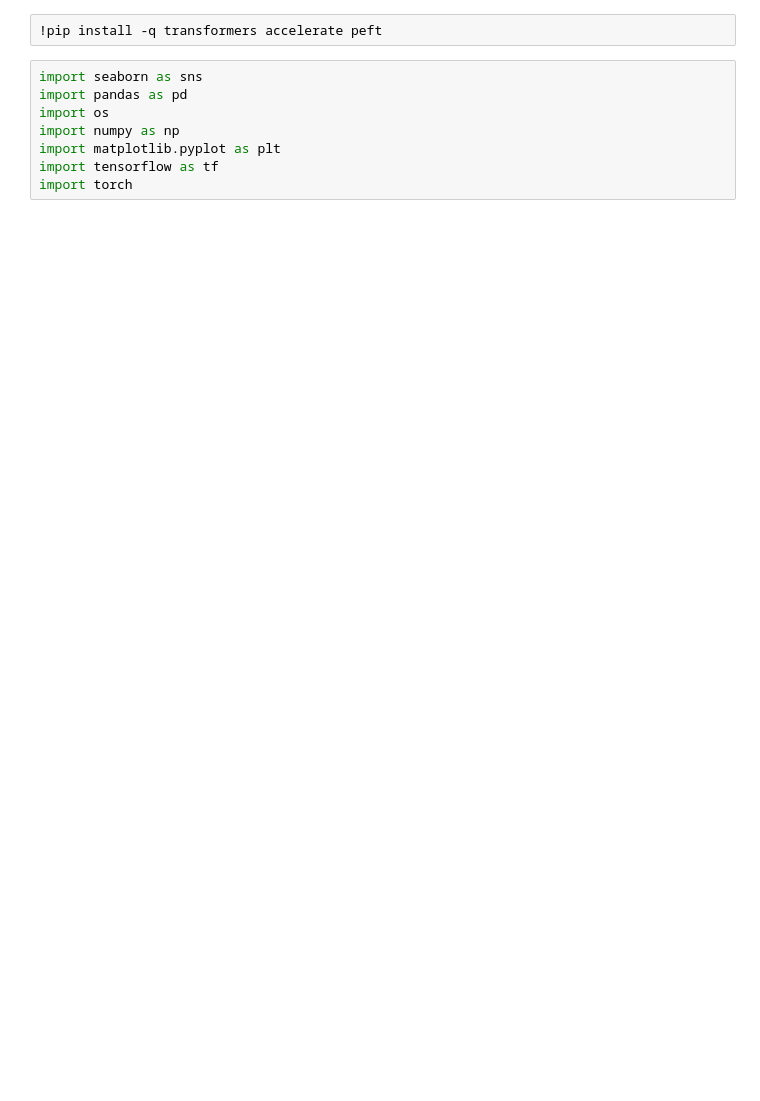
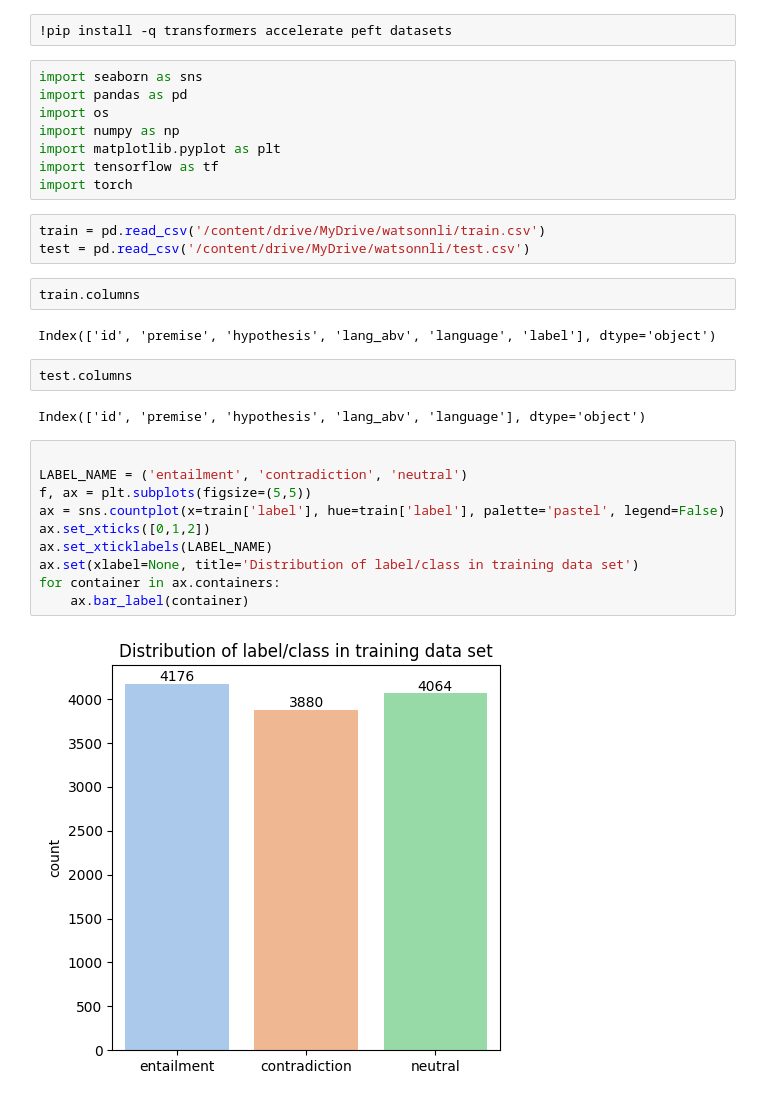
Before and after one commit to YanovaAdia/watsonnli_notebook, a Jupyter notebook: watsonnli.ipynb, the cells around one changed output. Cells and saved outputs as stored; diff of their text form; blank space fills up the shorter version.

Commit message:
data prep

```diff
--- a/watsonnli.ipynb
+++ b/watsonnli.ipynb
@@ -1,7 +1,7 @@
 # %% [markdown]
 <a href="https://colab.research.google.com/github/YanovaAdia/watsonnli_notebook/blob/main/watsonnli.ipynb" target="_parent"><img src="https://colab.research.google.com/assets/colab-badge.svg" alt="Open In Colab"/></a>
 # %%
-!pip install -q transformers accelerate peft
+!pip install -q transformers accelerate peft datasets
 # %%
 import seaborn as sns
 import pandas as pd
@@ -10,3 +10,26 @@ import numpy as np
 import matplotlib.pyplot as plt
 import tensorflow as tf
 import torch
+# %%
+train = pd.read_csv('/content/drive/MyDrive/watsonnli/train.csv')
+test = pd.read_csv('/content/drive/MyDrive/watsonnli/test.csv')
+# %%
+train.columns
+# %% [output]
+Index(['id', 'premise', 'hypothesis', 'lang_abv', 'language', 'label'], dtype='object')
+# %%
+test.columns
+# %% [output]
+Index(['id', 'premise', 'hypothesis', 'lang_abv', 'language'], dtype='object')
+# %%
+
+LABEL_NAME = ('entailment', 'contradiction', 'neutral')
+f, ax = plt.subplots(figsize=(5,5))
+ax = sns.countplot(x=train['label'], hue=train['label'], palette='pastel', legend=False)
+ax.set_xticks([0,1,2])
+ax.set_xticklabels(LABEL_NAME)
+ax.set(xlabel=None, title='Distribution of label/class in training data set')
+for container in ax.containers:
+    ax.bar_label(container)
+# %% [output]
+[figure, added]
```
Also changed, not shown: parts of 5 cells of this notebook.
